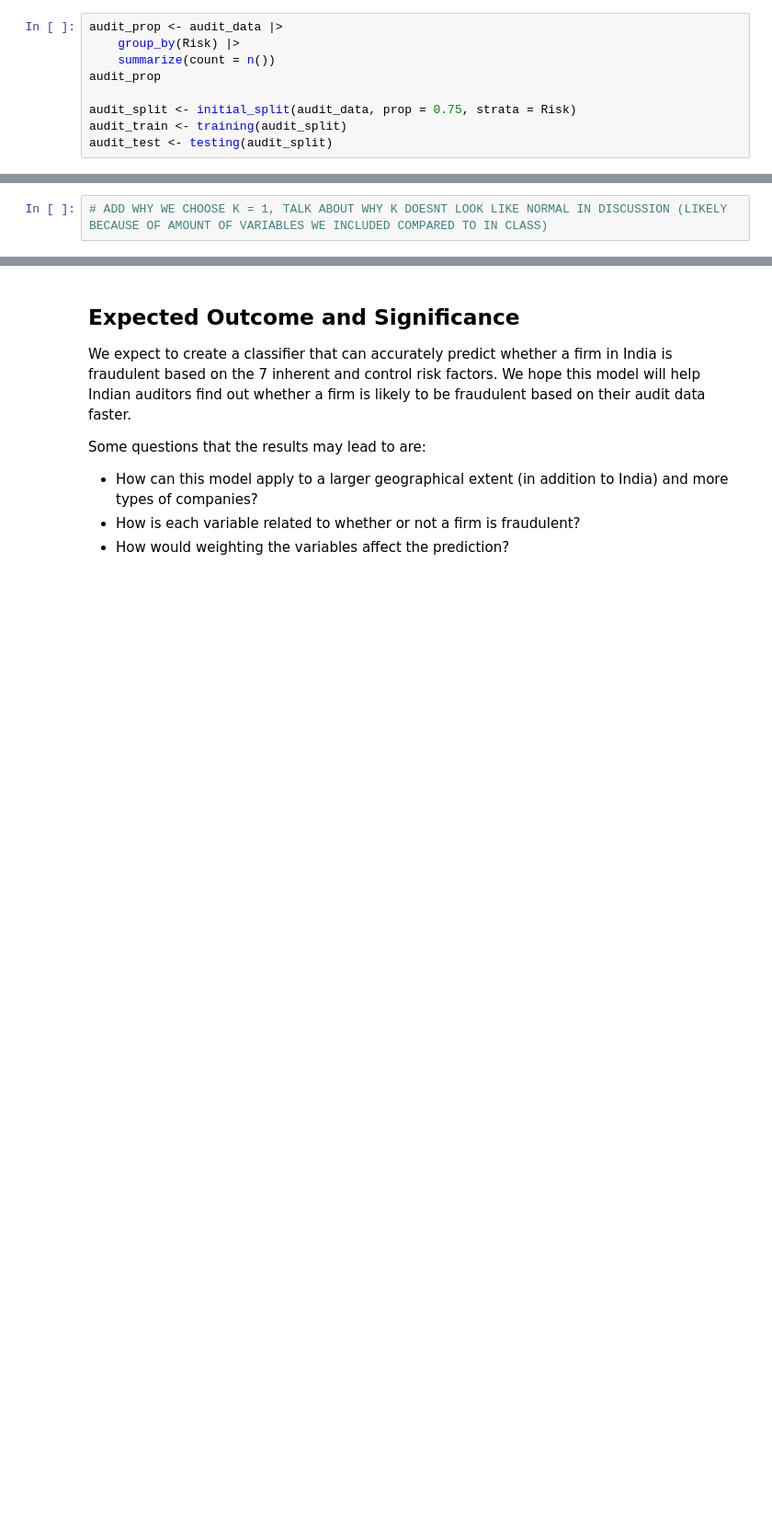
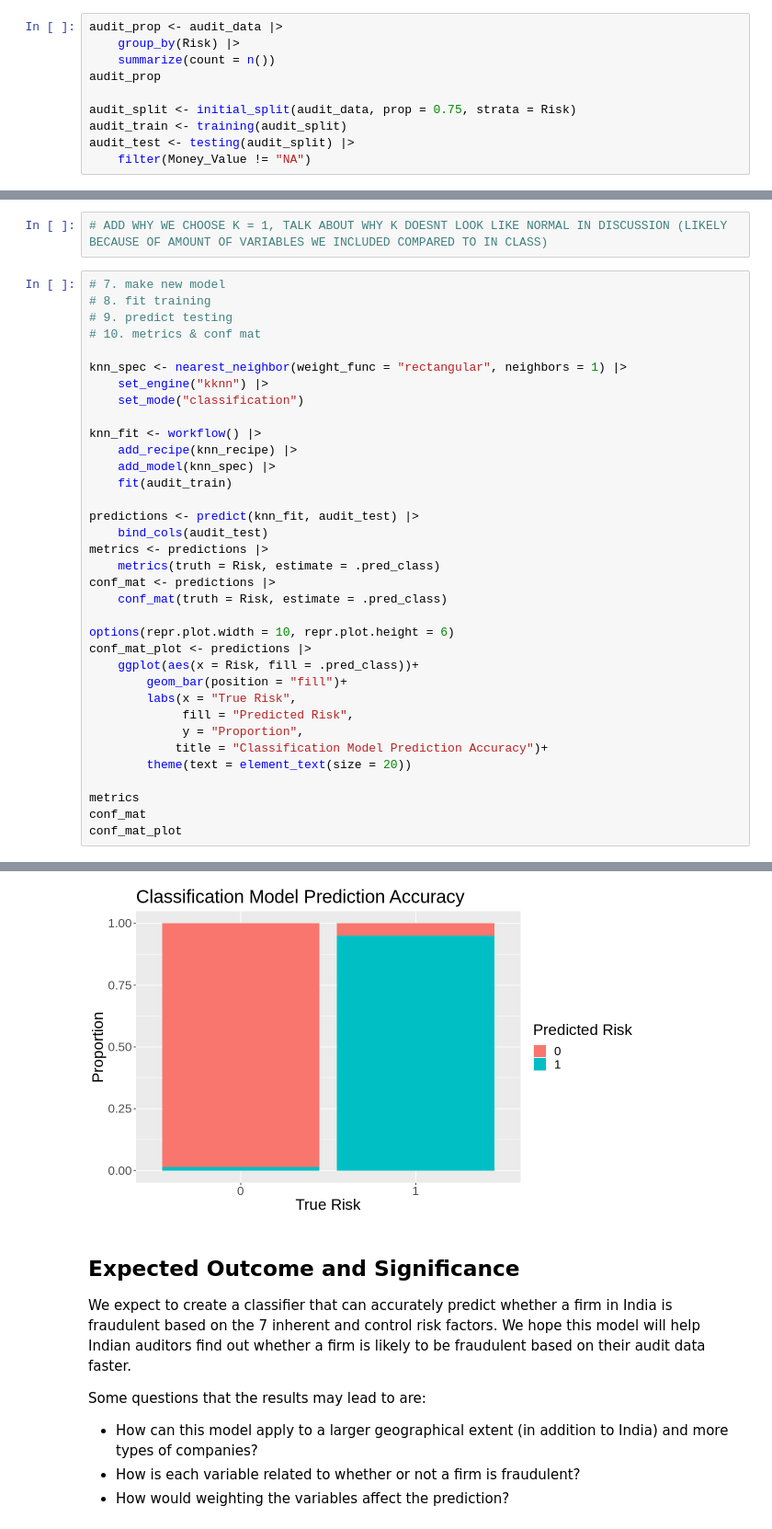
Before and after one commit to eric-y33/dsci-100-2022w1-group-84, a Jupyter notebook: Project.ipynb, the cells around one changed output, grey strips where cells are left out. Shown at 92% size. Drawn from its saved outputs; the diff is of its cells as text; blank space fills up the shorter version.

```diff
--- a/Project.ipynb
+++ b/Project.ipynb
@@ -74,7 +74,8 @@ audit_prop
 
 audit_split <- initial_split(audit_data, prop = 0.75, strata = Risk)
 audit_train <- training(audit_split)
-audit_test <- testing(audit_split)
+audit_test <- testing(audit_split) |>
+    filter(Money_Value != "NA")
 # %% [output]
 A tibble: 2 × 2
 | Risk | count |
@@ -251,2 +257,38 @@ cross_val_plot
 # %%
 # ADD WHY WE CHOOSE K = 1, TALK ABOUT WHY K DOESNT LOOK LIKE NORMAL IN DISCUSSION (LIKELY BECAUSE OF AMOUNT OF VARIABLES WE INCLUDED COMPARED TO IN CLASS)
+# %%
+# 7. make new model
+# 8. fit training
+# 9. predict testing
+# 10. metrics & conf mat
+
+knn_spec <- nearest_neighbor(weight_func = "rectangular", neighbors = 1) |>
+    set_engine("kknn") |>
+    set_mode("classification")
+
+knn_fit <- workflow() |>
+    add_recipe(knn_recipe) |>
+    add_model(knn_spec) |>
+    fit(audit_train)
+
+predictions <- predict(knn_fit, audit_test) |>
+    bind_cols(audit_test)
+metrics <- predictions |>
+    metrics(truth = Risk, estimate = .pred_class)
+conf_mat <- predictions |>
+    conf_mat(truth = Risk, estimate = .pred_class)
+
+options(repr.plot.width = 10, repr.plot.height = 6)
+conf_mat_plot <- predictions |>
+    ggplot(aes(x = Risk, fill = .pred_class))+
+        geom_bar(position = "fill")+
+        labs(x = "True Risk",
+             fill = "Predicted Risk",
+             y = "Proportion",
+            title = "Classification Model Prediction Accuracy")+
+        theme(text = element_text(size = 20))
+
+metrics
+conf_mat
+conf_mat_plot
+# %% [output]
@@ -253,3 +304,4 @@ cross_val_plot
+[figure, added]
 # %% [markdown]
 ## Expected Outcome and Significance
 
```
Also changed, not shown: parts of 4 cells of this notebook.
